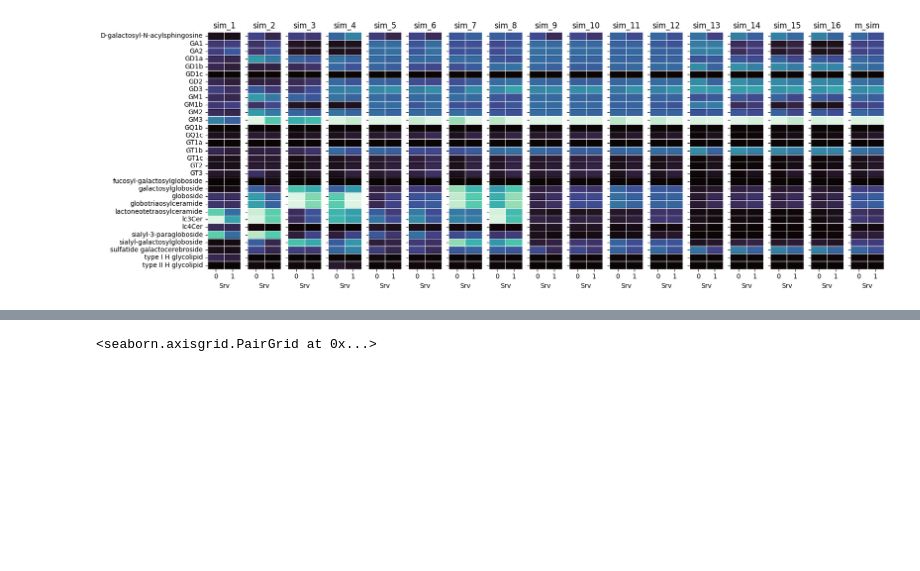
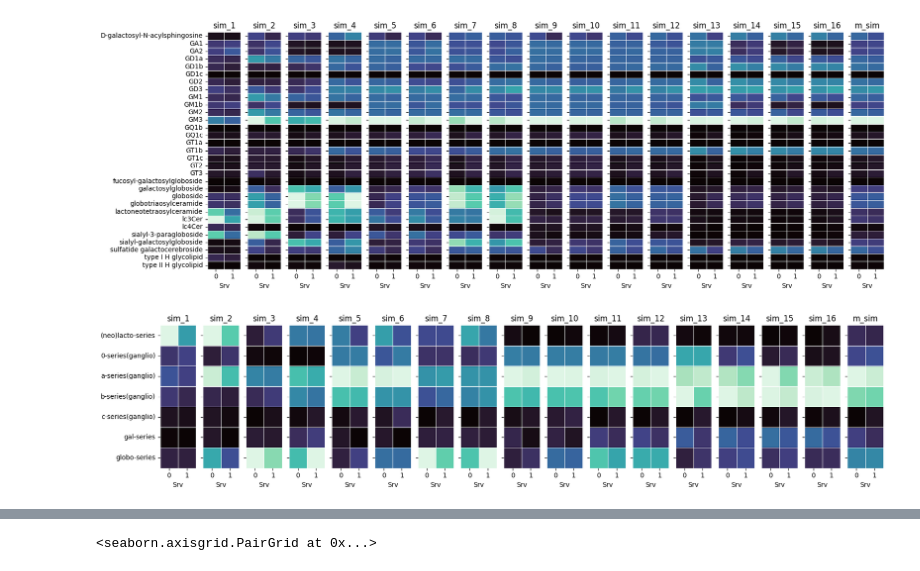
Before and after one commit to JackWJW/LGG_Prognosis_Prediction, a Jupyter notebook: Integrated_Dataset_Tidying.ipynb, the cells around one changed output, grey strips where cells are left out. Saved outputs shown, nothing was run; the diff lists cells and outputs as text; code cells hidden in the pictures; blank space fills up the shorter version.

Commit message:
Preparing Data Integration Figures

```diff
--- a/Integrated_Dataset_Tidying.ipynb
+++ b/Integrated_Dataset_Tidying.ipynb
@@ -121,3 +119,36 @@ plt.tight_layout()
 plt.show()
 # %% [output]
 [figure]
+# %%
+plotting_2_dict = {}
+for keys, df in renamed_dict.items():
+    for gene in gene_list:
+        drop_col = df.columns[df.columns.str.contains(gene)]
+        df = df.drop(columns=drop_col)
+    drop_col_3 = df.columns[df.columns.str.contains("DSS")]
+    df = df.drop(columns=drop_col_3)
+    df = df.filter(regex='series|Srv')
+    df.columns = df.columns.str.replace("_1","")
+    plotting_2_dict[keys] = df
+
+plotting_2_dict.pop("combined_df")
+
+
+num_dfs = len(plotting_2_dict)
+fig, axes = plt.subplots(nrows=1, ncols=num_dfs, figsize=(1 * num_dfs, 4), squeeze=False)
+
+
+name_list = ["sim_1","sim_2","sim_3","sim_4","sim_5","sim_6","sim_7","sim_8","sim_9","sim_10","sim_11","sim_12","sim_13","sim_14","sim_15","sim_16","m_sim"]
+
+for i, (name, df) in enumerate(plotting_2_dict.items()):
+    ax = axes[0, i]
+    sns.heatmap(df.groupby("Srv").mean().T, cmap='mako', ax=ax, cbar=False,linewidth=0.5)
+    ax.set_title(name_list[i])
+    ax.set_ylabel("")
+    if i > 0:
+        ax.set_yticklabels([])
+
+plt.tight_layout()
+plt.show()
+# %% [output]
+[figure, added]
```
Also changed, not shown: parts of 7 cells of this notebook.
